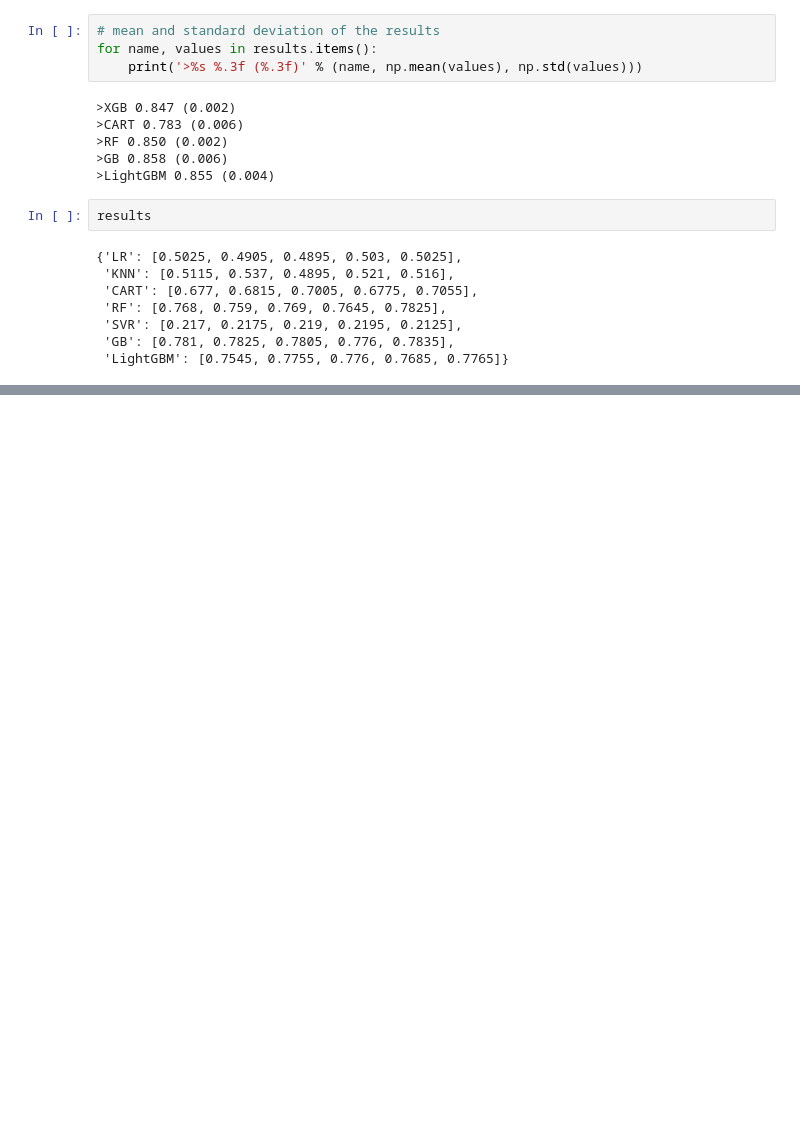
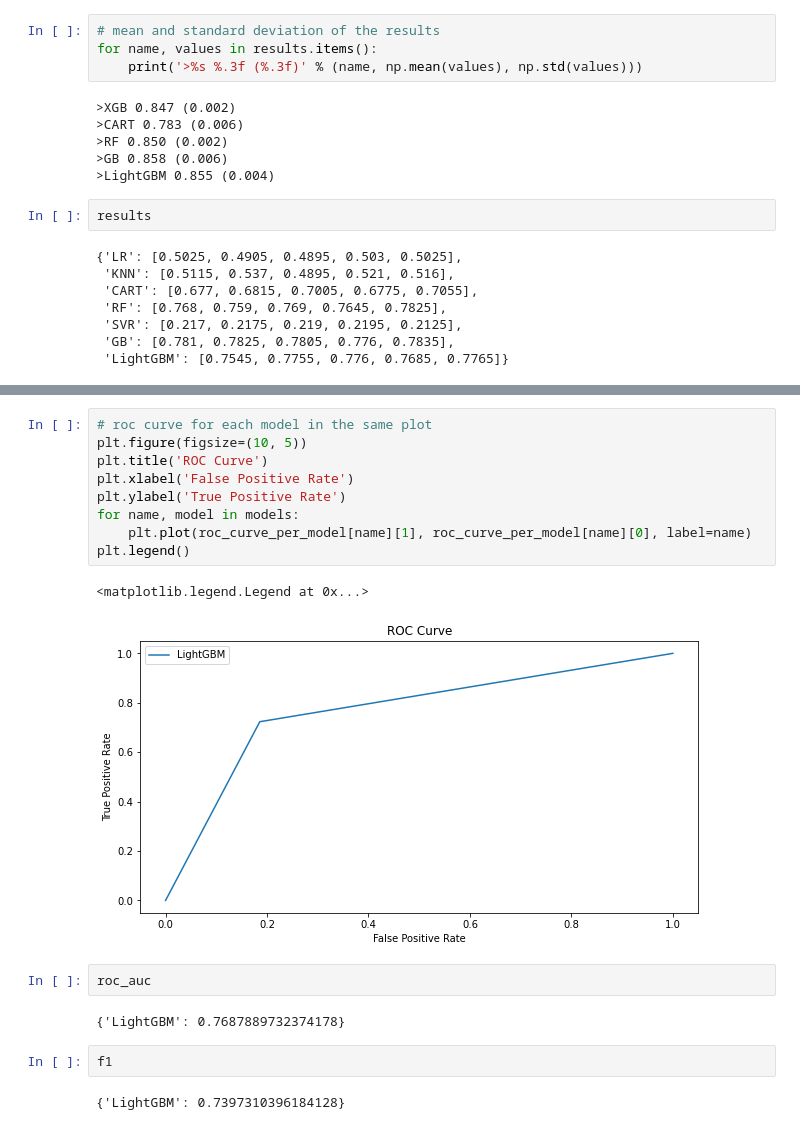
Before and after one commit to nikosofias/Bank_Churn_Prediction_SDS, a Jupyter notebook: Modeling.ipynb, the cells around one changed output, grey strips where cells are left out. Cells and saved outputs as stored; diff of their text form; blank space fills up the shorter version.

```diff
--- a/Modeling.ipynb
+++ b/Modeling.ipynb
@@ -1056,0 +1263,20 @@ results
+# %%
+# roc curve for each model in the same plot
+plt.figure(figsize=(10, 5))
+plt.title('ROC Curve')
+plt.xlabel('False Positive Rate')
+plt.ylabel('True Positive Rate')
+for name, model in models:
+    plt.plot(roc_curve_per_model[name][1], roc_curve_per_model[name][0], label=name)
+plt.legend()
+# %% [output]
+<matplotlib.legend.Legend at 0x...>
+[figure, added]
+# %%
+roc_auc
+# %% [output]
+{'LightGBM': 0.7687889732374178}
+# %%
+f1
+# %% [output]
+{'LightGBM': 0.7397310396184128}
```
Also changed, not shown: parts of 10 cells of this notebook, 1 other file.
